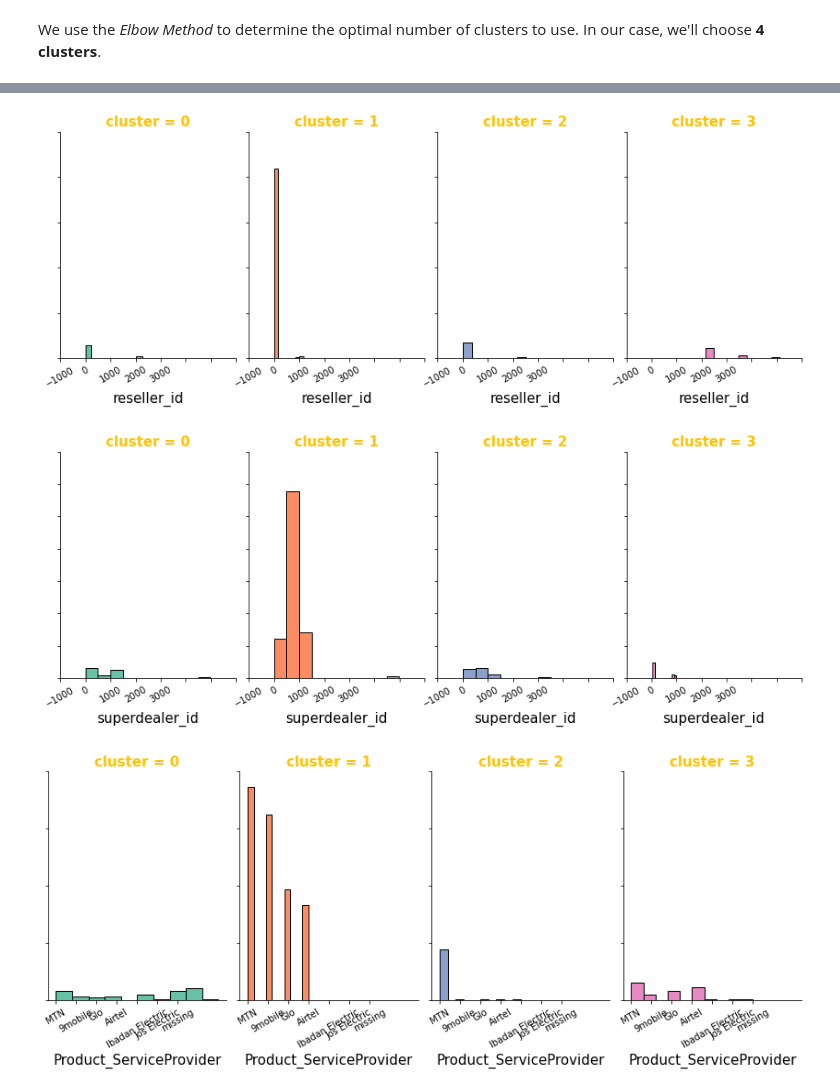
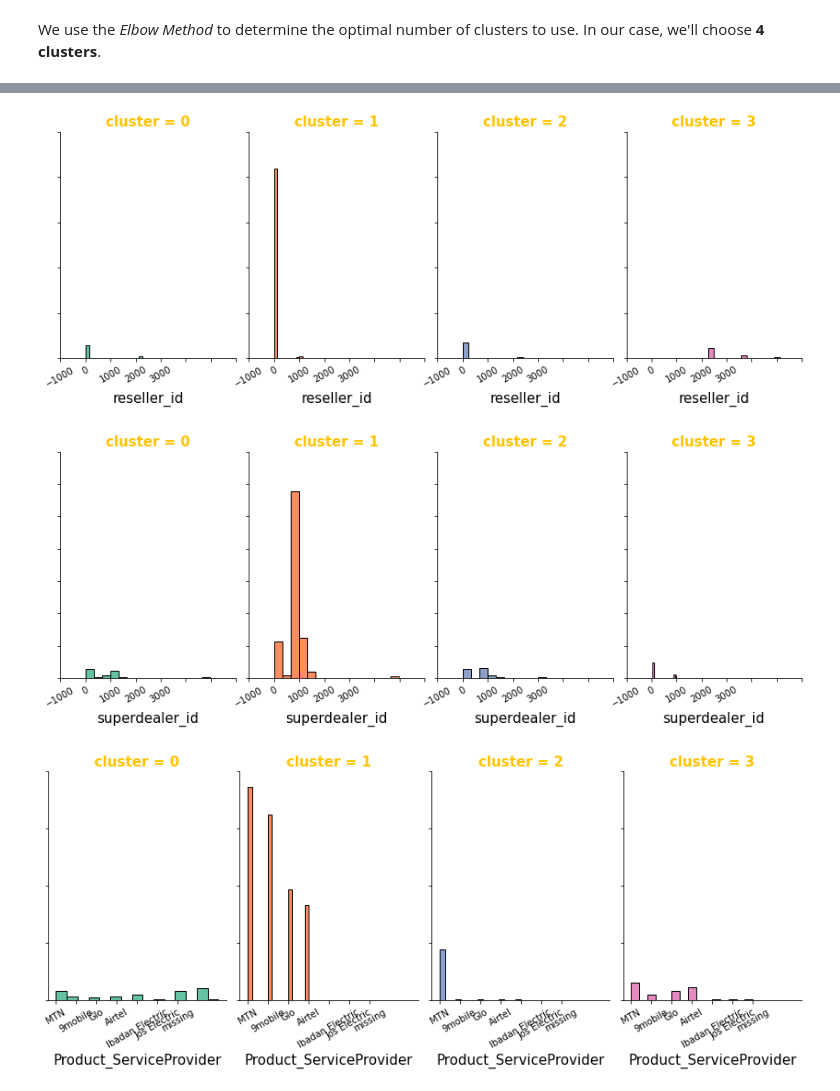
Before and after one commit to JammalAdeyemi/DataScience_Project, a Jupyter notebook: ParallelScore_Assessment/Cluster_Analysis.ipynb, the cells around one changed output, grey strips where cells are left out. Drawn from its saved outputs; the diff is of its cells as text; code cells hidden in the pictures.

```diff
--- a/ParallelScore_Assessment/Cluster_Analysis.ipynb
+++ b/ParallelScore_Assessment/Cluster_Analysis.ipynb
@@ -314,7 +340,7 @@ df_clusters = pd.concat([assessment, pd.DataFrame({'cluster': clusters})], axis=
 # Clusters interpretation
 for i in df_clusters:
     g = sns.FacetGrid(df_clusters, col = "cluster", hue = "cluster", palette = "Set2")
-    g.map(plt.hist, i, bins=10, ec="k")
+    g.map(plt.hist, i, bins=15, ec="k")
     g.set_xticklabels(rotation=30)
     g.set_yticklabels()
     g.set_xlabels(size=15)
@@ -328,3 +354,3 @@ for i in df_clusters:
 [figure]
-[figure, old version]
+[figure, new version]
-[figure, old version]
+[figure, new version]
```
Also changed, not shown: parts of 4 cells of this notebook, 1 other file.
